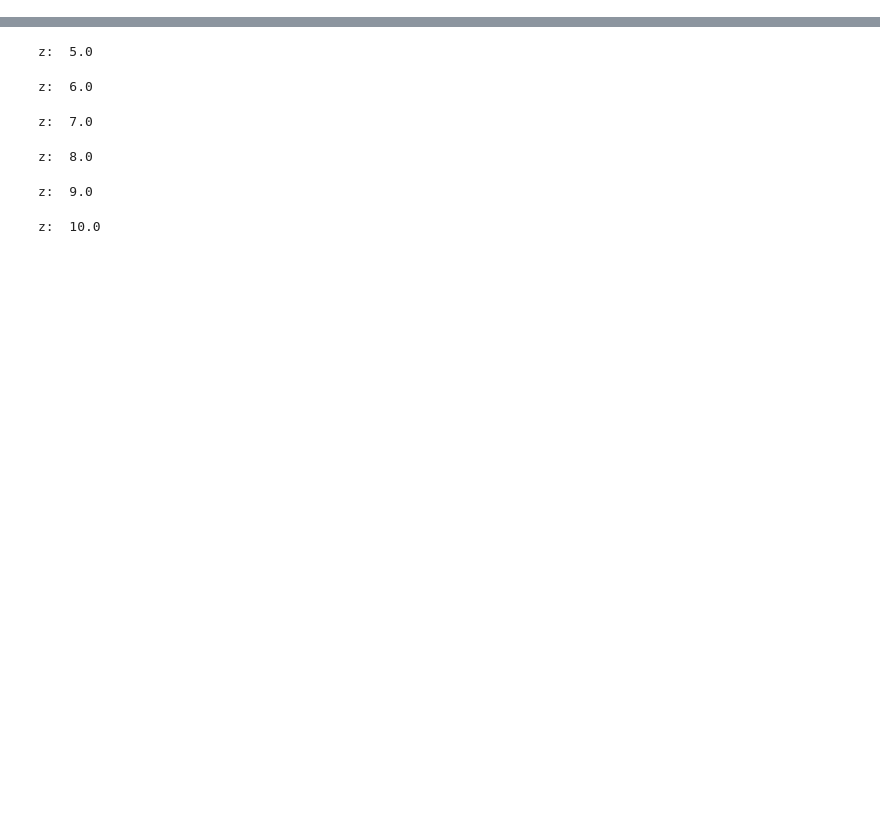
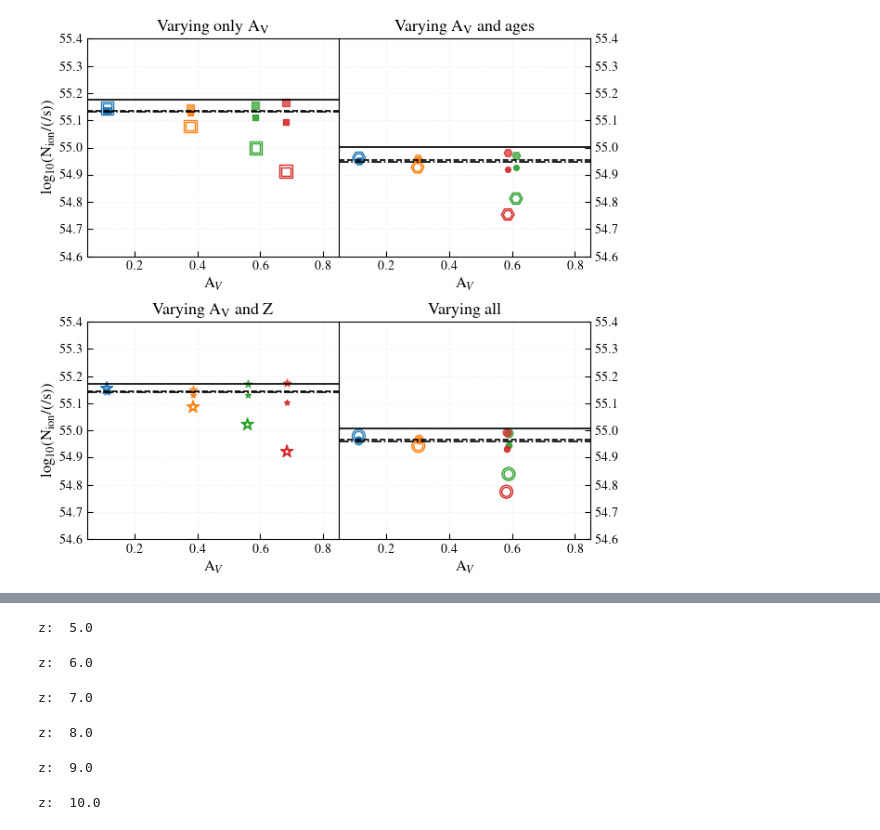
Before and after one commit to aswinpvijayan/line_ratio_reliability, a Jupyter notebook: ion_prod.ipynb, the cells around one changed output, grey strips where cells are left out. Cells and saved outputs as stored; diff of their text form; code cells hidden in the pictures; blank space fills up the shorter version.

```diff
--- a/ion_prod.ipynb
+++ b/ion_prod.ipynb
@@ -288,0 +325,46 @@ plt.show()
+# %%
+fig, axs = plt.subplots(nrows = 2, ncols = 2, figsize=(7, 7), facecolor='w', edgecolor='k')
+axs = axs.ravel()
+
+stitle = [r'Varying only A$_{\mathrm{V}}$', r'Varying A$_{\mathrm{V}}$ and ages', r'Varying A$_{\mathrm{V}}$ and Z', 'Varying all']
+
+for jj, ax in enumerate(axs):
+
+    if jj==3:
+        ax.axhline(y=np.log10(i_nion_sed[jj]), label='SED value', color='black')
+        ax.axhline(y=np.log10(i_nion_Ha[jj]), label=r'H${\alpha}$, no dust', color='black', ls='dashed')
+        ax.axhline(y=np.log10(i_nion_Hb[jj]), label=r'H${\beta}$, no dust', color='black', ls='dashdot')
+    else:
+        ax.axhline(y=np.log10(i_nion_sed[jj]), color='black')
+        ax.axhline(y=np.log10(i_nion_Ha[jj]), color='black', ls='dashed')
+        ax.axhline(y=np.log10(i_nion_Hb[jj]), color='black', ls='dashdot')
+
+    for ii in range(num_gals):
+        color = plt.cm.tab10(ii)
+
+        ax.scatter(Av[jj][ii], np.log10(nion_Ha[jj][ii]), color=color, s=20, marker=markers[jj], alpha=0.9)
+
+        ax.scatter(Av[jj][ii], np.log10(nion_Hb[jj][ii]), color=color, s=40, marker=markers[jj], alpha=0.7)
+
+        ax.scatter(Av[jj][ii], np.log10(nion_decrement_Ha[jj][ii]), edgecolor=color, facecolor='None', s=50, marker=markers[jj])
+
+        if jj==0:
+            ax.scatter(Av[jj][ii], np.log10(nion_decrement_Hb[jj][ii]), edgecolor=color, facecolor='None', s=100, marker=markers[jj], label=rF'$\sigma={nsigma[ii]}$')
+        else:
+            ax.scatter(Av[jj][ii], np.log10(nion_decrement_Hb[jj][ii]), edgecolor=color, facecolor='None', s=100, marker=markers[jj])
+
+    ax.grid(ls='dotted')
+    ax.set_xlabel(r'A$_{V}$', fontsize=12)
+    ax.set_xlim(0.05, 0.85)
+    ax.set_ylim(54.6, 55.4)
+    ax.set_title(stitle[jj], fontsize=13)
+
+axs[1].yaxis.tick_right()
+axs[3].yaxis.tick_right()
+axs[0].set_ylabel(r'log$_{10}$(N$_{\rm ion}$/(/s))', fontsize=12)
+axs[2].set_ylabel(r'log$_{10}$(N$_{\rm ion}$/(/s))', fontsize=12)
+
+fig.subplots_adjust(hspace=0.3, wspace=0)
+plt.show()
+# %% [output]
+[figure, added]
```
Also changed, not shown: parts of 7 cells of this notebook, 3 other files.
